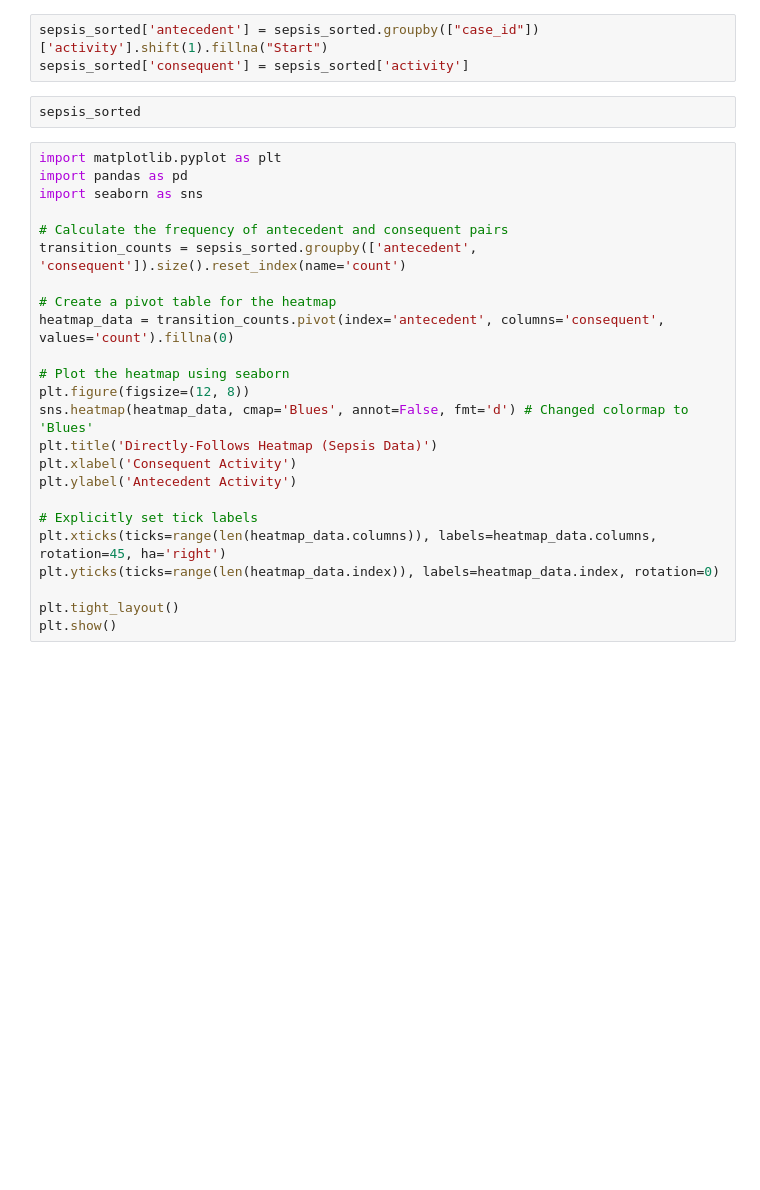
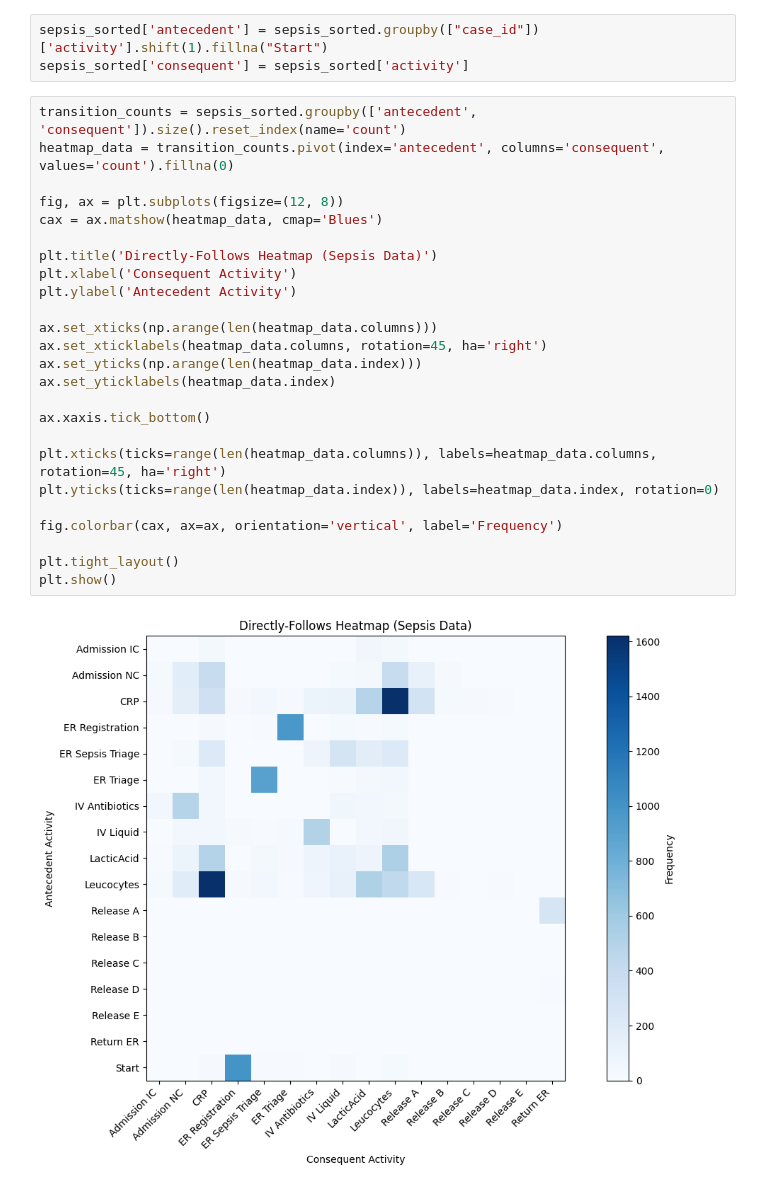
Before and after one commit to MinsuChoKW/Data-Analytics-2025, a Jupyter notebook: week4_event_logs.ipynb, the cells around one changed output. Drawn from its saved outputs; the diff is of its cells as text; blank space fills up the shorter version.

```diff
--- a/week4_event_logs.ipynb
+++ b/week4_event_logs.ipynb
@@ -301,29 +312,30 @@ sepsis_sorted['timestamp'] = pd.to_datetime(sepsis_sorted['timestamp'])
 # %%
 sepsis_sorted['antecedent'] = sepsis_sorted.groupby(["case_id"])['activity'].shift(1).fillna("Start")
 sepsis_sorted['consequent'] = sepsis_sorted['activity']
-# %%
-sepsis_sorted
 # %%
-import matplotlib.pyplot as plt
-import pandas as pd
-import seaborn as sns
-
-# Calculate the frequency of antecedent and consequent pairs
 transition_counts = sepsis_sorted.groupby(['antecedent', 'consequent']).size().reset_index(name='count')
-
-# Create a pivot table for the heatmap
 heatmap_data = transition_counts.pivot(index='antecedent', columns='consequent', values='count').fillna(0)
 
-# Plot the heatmap using seaborn
-plt.figure(figsize=(12, 8))
-sns.heatmap(heatmap_data, cmap='Blues', annot=False, fmt='d') # Changed colormap to 'Blues'
+fig, ax = plt.subplots(figsize=(12, 8))
+cax = ax.matshow(heatmap_data, cmap='Blues')
+
 plt.title('Directly-Follows Heatmap (Sepsis Data)')
 plt.xlabel('Consequent Activity')
 plt.ylabel('Antecedent Activity')
 
-# Explicitly set tick labels
+ax.set_xticks(np.arange(len(heatmap_data.columns)))
+ax.set_xticklabels(heatmap_data.columns, rotation=45, ha='right')
+ax.set_yticks(np.arange(len(heatmap_data.index)))
+ax.set_yticklabels(heatmap_data.index)
+
+ax.xaxis.tick_bottom()
+
 plt.xticks(ticks=range(len(heatmap_data.columns)), labels=heatmap_data.columns, rotation=45, ha='right')
 plt.yticks(ticks=range(len(heatmap_data.index)), labels=heatmap_data.index, rotation=0)
 
+fig.colorbar(cax, ax=ax, orientation='vertical', label='Frequency')
+
 plt.tight_layout()
 plt.show()
+# %% [output]
+[figure, added]
```
Also changed, not shown: parts of 13 cells of this notebook.
